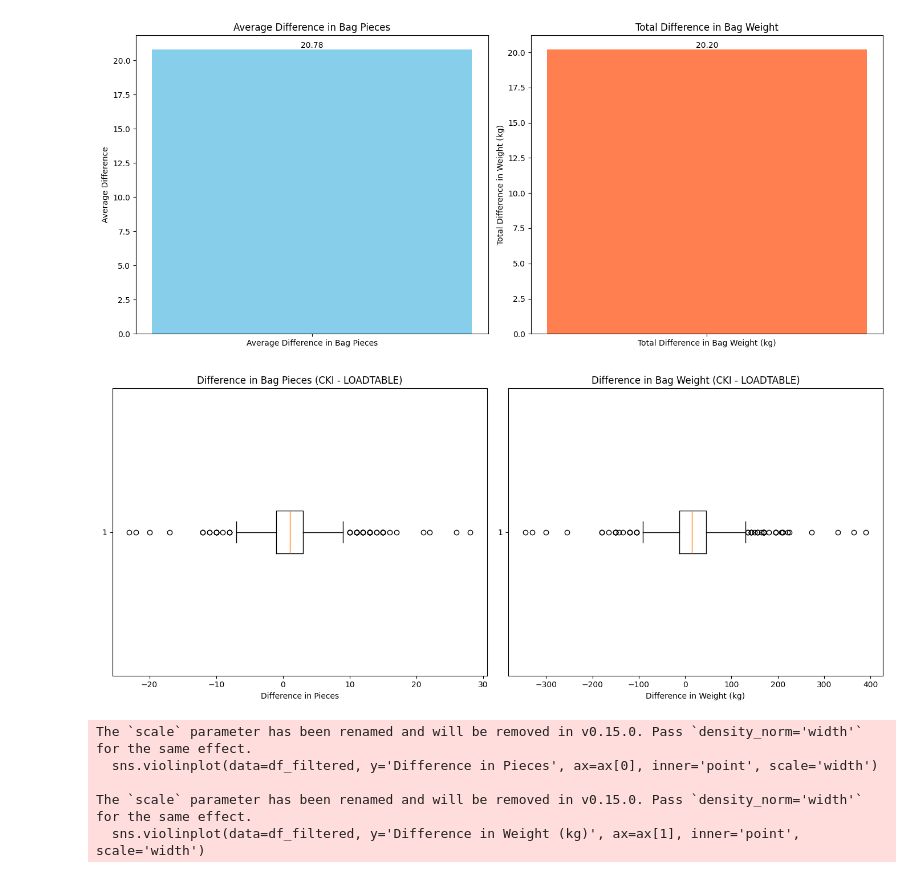
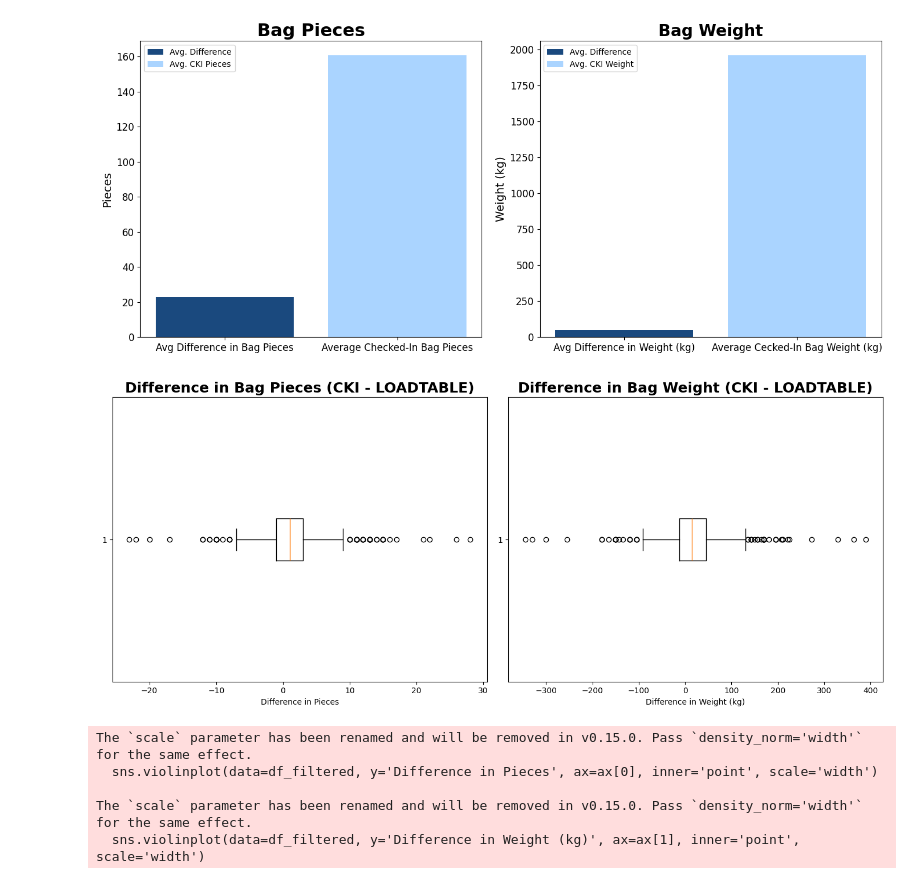
Before and after one commit to aref-hasan/aircraft_load, a Jupyter notebook: data_engineering/niks_data_mata/RampFinalAction/visualizations_baggage.ipynb, the cells around one changed output. Cells and saved outputs as stored; diff of their text form; code cells hidden in the pictures.

```diff
--- a/data_engineering/niks_data_mata/RampFinalAction/visualizations_baggage.ipynb
+++ b/data_engineering/niks_data_mata/RampFinalAction/visualizations_baggage.ipynb
@@ -1,45 +1,58 @@
 # %%
 import pandas as pd
+import numpy as np
 import matplotlib.pyplot as plt
 
 # Load the data
 file_path = '/Users/nikyakovlev/Documents/GitHub/aircraft_load/data_engineering/niks_data_mata/RampFinalAction/filtered_loadtable_baggage_data_MNOP_new.csv'
 df = pd.read_csv(file_path)
 
 # Convert weight strings to numerical values (assuming weights are in 'XX.XX KG' format)
 df['loadtable_bag_weight_kg'] = df['loadtable_bag_weight'].str.extract('(\d+.\d+)').astype(float)
 df['cki_bag_weight_kg'] = df['cki_bag_weight'].str.extract('(\d+.\d+)').astype(float)
 
 # Remove entries with false weight values (greater than 10,000 kg)
 df = df[(df['loadtable_bag_weight_kg'] <= 10000.0) & (df['cki_bag_weight_kg'] <= 10000.0)]
 
 # Calculate differences
 df['diff_bag_pieces'] = df['cki_bag_pieces'] - df['loadtable_bag_pieces']
 df['diff_bag_weight'] = df['cki_bag_weight_kg'] - df['loadtable_bag_weight_kg']
 
+# Convert differences to positive by squaring and then taking the square root
+df['diff_bag_pieces'] = np.sqrt(np.square(df['diff_bag_pieces']))
+df['diff_bag_weight'] = np.sqrt(np.square(df['diff_bag_weight']))
+
 # Calculate total and average differences
 total_diff_weight = df['diff_bag_weight'].mean()
 avg_diff_pieces = df['diff_bag_pieces'].mean()
 
-# Plotting the differences in separate charts
+# Calculate and add the average of cki_bag_pieces and cki_bag_weight_kg to each row
+avg_cki_bag_pieces = df['cki_bag_pieces'].mean()
+avg_cki_bag_weight_kg = df['cki_bag_weight_kg'].mean()
+
+# Plotting the differences and averages in separate charts
 fig, (ax1, ax2) = plt.subplots(1, 2, figsize=(14, 6))
 
-# Bar chart for average difference in bag pieces
-ax1.bar('Average Difference in Bag Pieces', avg_diff_pieces, color='skyblue')
-ax1.set_title('Average Difference in Bag Pieces')
-ax1.set_ylabel('Average Difference')
-ax1.text(0, avg_diff_pieces, f"{avg_diff_pieces:.2f}", ha='center', va='bottom')
+# Bar chart for average difference in bag pieces and average cki bag pieces
+ax1.bar('Avg Difference in Bag Pieces', avg_diff_pieces, color='#1a497e')
+ax1.bar('Average Checked-In Bag Pieces', avg_cki_bag_pieces, color='#AAD4FF')
+ax1.set_title('Bag Pieces', fontsize=22, fontweight='bold')
+ax1.set_ylabel('Pieces', fontsize=14)
+ax1.legend(['Avg. Difference', 'Avg. CKI Pieces'])
+ax1.tick_params(axis='both', labelsize=12)  # Set tick label size
 
-# Bar chart for total difference in bag weight
-ax2.bar('Total Difference in Bag Weight (kg)', total_diff_weight, color='coral')
-ax2.set_title('Total Difference in Bag Weight')
-ax2.set_ylabel('Total Difference in Weight (kg)')
-ax2.text(0, total_diff_weight, f"{total_diff_weight:.2f}", ha='center', va='bottom')
+# Bar chart for total difference in bag weight and average cki bag weight
+ax2.bar('Avg Difference in Weight (kg)', total_diff_weight, color='#1a497e')
+ax2.bar('Average Cecked-In Bag Weight (kg)', avg_cki_bag_weight_kg, color='#AAD4FF')
+ax2.set_title('Bag Weight', fontsize=20, fontweight='bold')
+ax2.set_ylabel('Weight (kg)', fontsize=14)
+ax2.legend(['Avg. Difference', 'Avg. CKI Weight'])
+ax2.tick_params(axis='both', labelsize=12)  # Set tick label size
 
 plt.tight_layout()
 plt.show()
 # %% [output]
-[figure, old version]
+[figure, new version]
 # %%
 import pandas as pd
 import matplotlib.pyplot as plt
@@ -67,18 +80,18 @@ fig, ax = plt.subplots(1, 2, figsize=(14, 6))
 
 # Boxplot for the difference in bag pieces
 ax[0].boxplot(df_filtered['diff_bag_pieces'].dropna(), vert=False)
-ax[0].set_title('Difference in Bag Pieces (CKI - LOADTABLE)')
+ax[0].set_title('Difference in Bag Pieces (CKI - LOADTABLE)', fontsize = 18, fontweight = "bold")
 ax[0].set_xlabel('Difference in Pieces')
 
 # Boxplot for the difference in bag weight
 ax[1].boxplot(df_filtered['diff_bag_weight'].dropna(), vert=False)
-ax[1].set_title('Difference in Bag Weight (CKI - LOADTABLE)')
+ax[1].set_title('Difference in Bag Weight (CKI - LOADTABLE)', fontsize = 18, fontweight = "bold")
 ax[1].set_xlabel('Difference in Weight (kg)')
 
 plt.tight_layout()
 plt.show()
 # %% [output]
-[figure, old version]
+[figure, new version]
 # %%
 import pandas as pd
 import seaborn as sns
```
Also changed, not shown: 5 other files.
